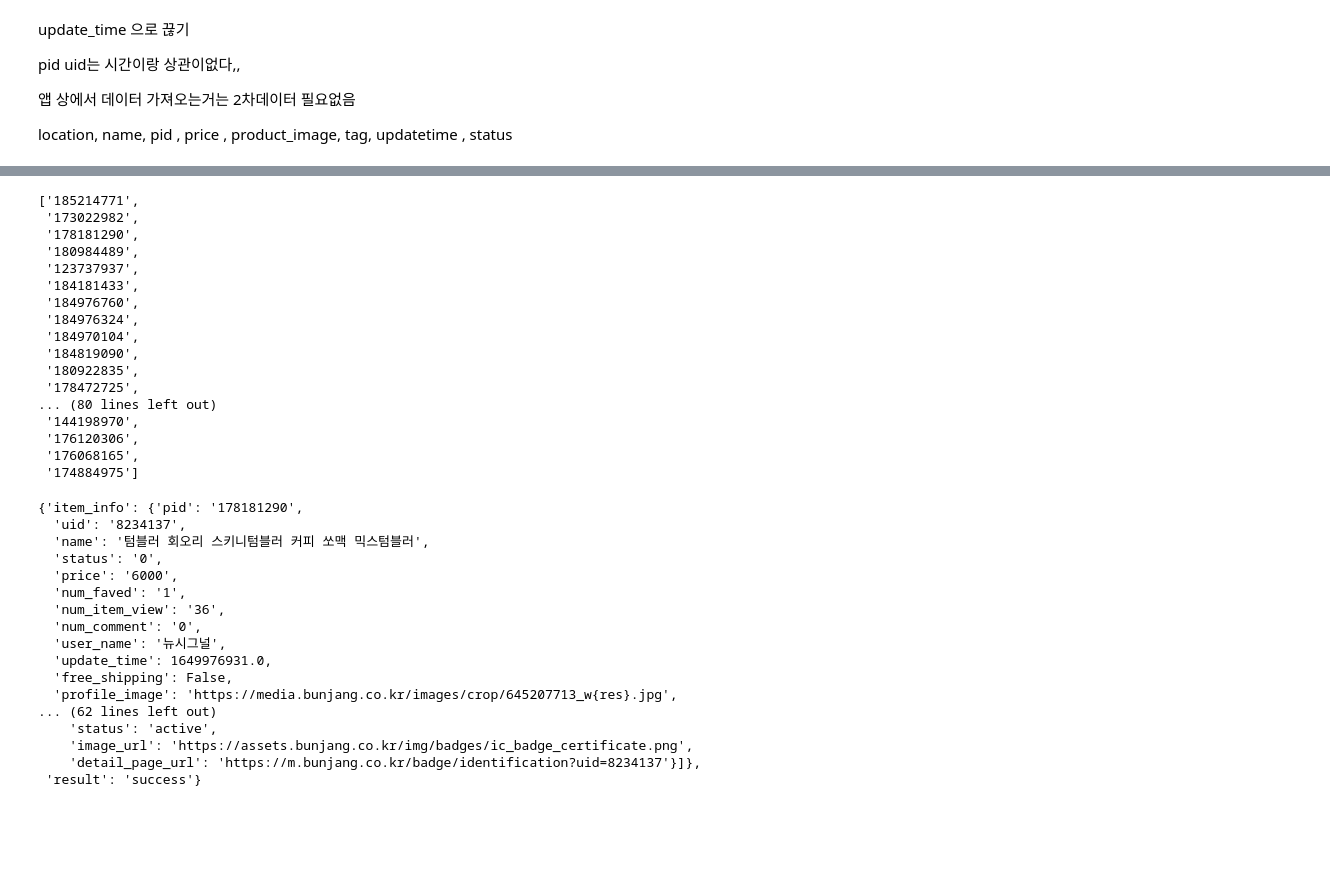
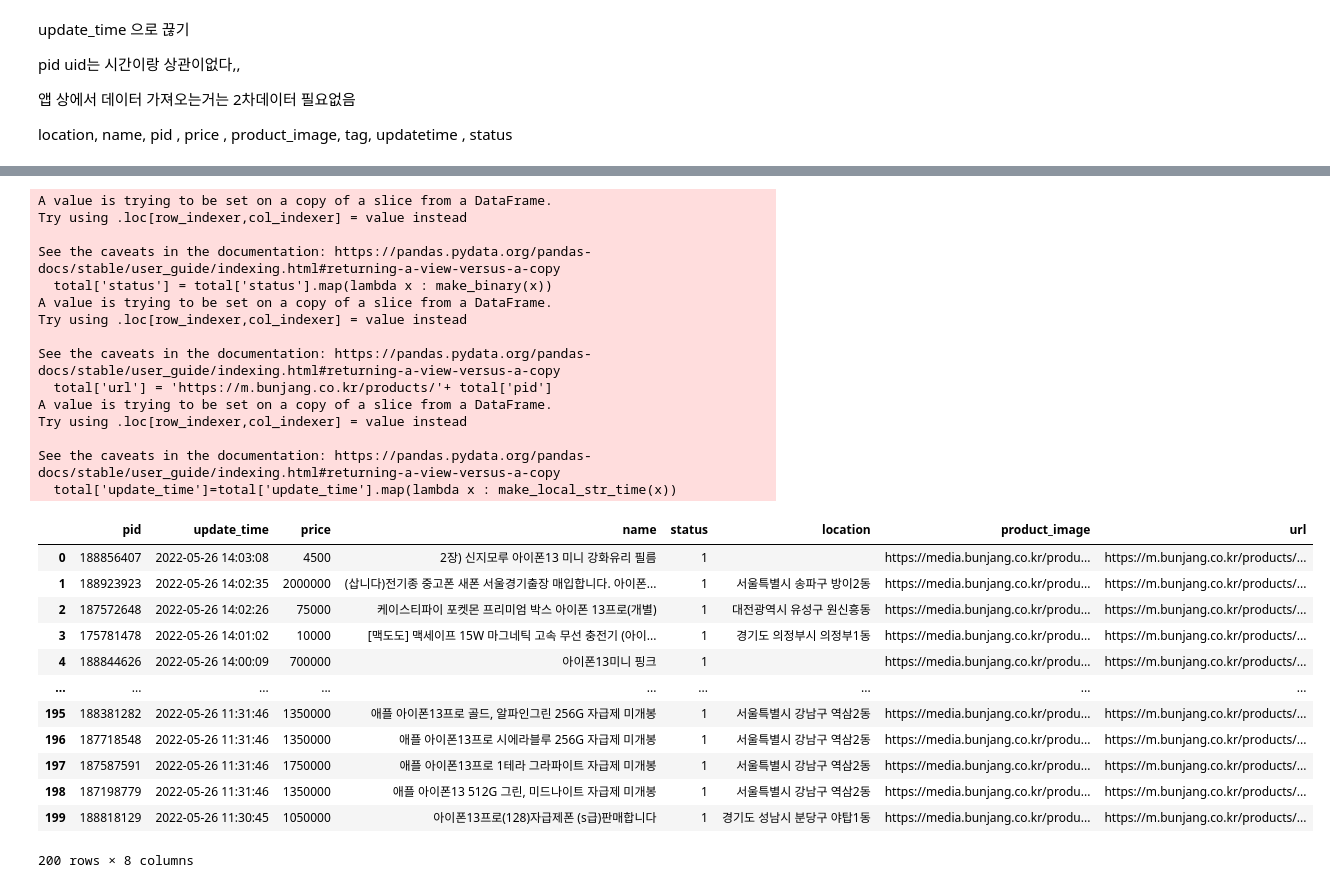
Before and after one commit to capstoneIldanGo/used_product_crawler, a Jupyter notebook: bunjang_crawler.ipynb, the cells around one changed output, grey strips where cells are left out. Saved outputs shown, nothing was run; the diff lists cells and outputs as text; code cells hidden in the pictures; blank space fills up the shorter version.

```diff
--- a/bunjang_crawler.ipynb
+++ b/bunjang_crawler.ipynb
@@ -193,20 +8,0 @@ False
-# %%
-ids_96
-# %% [output]
-['185214771',
- '173022982',
- '178181290',
- '180984489',
- '123737937',
- '184181433',
- '184976760',
- '184976324',
- '184970104',
- '184819090',
- '180922835',
- '178472725',
-... (80 lines left out)
- '144198970',
- '176120306',
- '176068165',
- '174884975']
@@ -222,20 +8,0 @@ details = response.json()
-# %%
-details
-# %% [output]
-{'item_info': {'pid': '178181290',
-  'uid': '8234137',
-  'name': '텀블러 회오리 스키니텀블러 커피 쏘맥 믹스텀블러',
-  'status': '0',
-  'price': '6000',
-  'num_faved': '1',
-  'num_item_view': '36',
-  'num_comment': '0',
-  'user_name': '뉴시그널',
-  'update_time': 1649976931.0,
-  'free_shipping': False,
-  'profile_image': 'https://media.bunjang.co.kr/images/crop/645207713_w{res}.jpg',
-... (62 lines left out)
-    'status': 'active',
-    'image_url': 'https://assets.bunjang.co.kr/img/badges/ic_badge_certificate.png',
-    'detail_page_url': 'https://m.bunjang.co.kr/badge/identification?uid=8234137'}]},
- 'result': 'success'}
@@ -241,0 +59,38 @@ details
+# %%
+#
+col =['pid','update_time','price', 'name','status', 'location', 'product_image']
+total=df[col]
+total['status'] = total['status'].map(lambda x : make_binary(x))
+total['url'] = 'https://m.bunjang.co.kr/products/'+ total['pid']
+total['update_time']=total['update_time'].map(lambda x : make_local_str_time(x))
+total=total.dropna()
+total
+# %% [output]
+A value is trying to be set on a copy of a slice from a DataFrame.
+Try using .loc[row_indexer,col_indexer] = value instead
+
+See the caveats in the documentation: https://pandas.pydata.org/pandas-docs/stable/user_guide/indexing.html#returning-a-view-versus-a-copy
+  total['status'] = total['status'].map(lambda x : make_binary(x))
+A value is trying to be set on a copy of a slice from a DataFrame.
+Try using .loc[row_indexer,col_indexer] = value instead
+
+See the caveats in the documentation: https://pandas.pydata.org/pandas-docs/stable/user_guide/indexing.html#returning-a-view-versus-a-copy
+  total['url'] = 'https://m.bunjang.co.kr/products/'+ total['pid']
+A value is trying to be set on a copy of a slice from a DataFrame.
+Try using .loc[row_indexer,col_indexer] = value instead
+
+See the caveats in the documentation: https://pandas.pydata.org/pandas-docs/stable/user_guide/indexing.html#returning-a-view-versus-a-copy
+  total['update_time']=total['update_time'].map(lambda x : make_local_str_time(x))
+|  | pid | update_time | price | name | status | location | product_image | url |
+| 0 | 188856407 | 2022-05-26 14:03:08 | 4500 | 2장) 신지모루 아이폰13 미니 강화유리 필름 | 1 |  | https://media.bunjang.co.kr/produ... | https://m.bunjang.co.kr/products/... |
+| 1 | 188923923 | 2022-05-26 14:02:35 | 2000000 | (삽니다)전기종 중고폰 새폰 서울경기출장 매입합니다. 아이폰... | 1 | 서울특별시 송파구 방이2동 | https://media.bunjang.co.kr/produ... | https://m.bunjang.co.kr/products/... |
+| 2 | 187572648 | 2022-05-26 14:02:26 | 75000 | 케이스티파이 포켓몬 프리미엄 박스 아이폰 13프로(개별) | 1 | 대전광역시 유성구 원신흥동 | https://media.bunjang.co.kr/produ... | https://m.bunjang.co.kr/products/... |
+| 3 | 175781478 | 2022-05-26 14:01:02 | 10000 | [맥도도] 맥세이프 15W 마그네틱 고속 무선 충전기 (아이... | 1 | 경기도 의정부시 의정부1동 | https://media.bunjang.co.kr/produ... | https://m.bunjang.co.kr/products/... |
+| 4 | 188844626 | 2022-05-26 14:00:09 | 700000 | 아이폰13미니 핑크 | 1 |  | https://media.bunjang.co.kr/produ... | https://m.bunjang.co.kr/products/... |
+| ... | ... | ... | ... | ... | ... | ... | ... | ... |
+| 195 | 188381282 | 2022-05-26 11:31:46 | 1350000 | 애플 아이폰13프로 골드, 알파인그린 256G 자급제 미개봉 | 1 | 서울특별시 강남구 역삼2동 | https://media.bunjang.co.kr/produ... | https://m.bunjang.co.kr/products/... |
+| 196 | 187718548 | 2022-05-26 11:31:46 | 1350000 | 애플 아이폰13프로 시에라블루 256G 자급제 미개봉 | 1 | 서울특별시 강남구 역삼2동 | https://media.bunjang.co.kr/produ... | https://m.bunjang.co.kr/products/... |
+| 197 | 187587591 | 2022-05-26 11:31:46 | 1750000 | 애플 아이폰13프로 1테라 그라파이트 자급제 미개봉 | 1 | 서울특별시 강남구 역삼2동 | https://media.bunjang.co.kr/produ... | https://m.bunjang.co.kr/products/... |
+| 198 | 187198779 | 2022-05-26 11:31:46 | 1350000 | 애플 아이폰13 512G 그린, 미드나이트 자급제 미개봉 | 1 | 서울특별시 강남구 역삼2동 | https://media.bunjang.co.kr/produ... | https://m.bunjang.co.kr/products/... |
+| 199 | 188818129 | 2022-05-26 11:30:45 | 1050000 | 아이폰13프로(128)자급제폰 (s급)판매합니다 | 1 | 경기도 성남시 분당구 야탑1동 | https://media.bunjang.co.kr/produ... | https://m.bunjang.co.kr/products/... |
+200 rows × 8 columns
```
Also changed, not shown: parts of 32 cells of this notebook, 9 other files.
